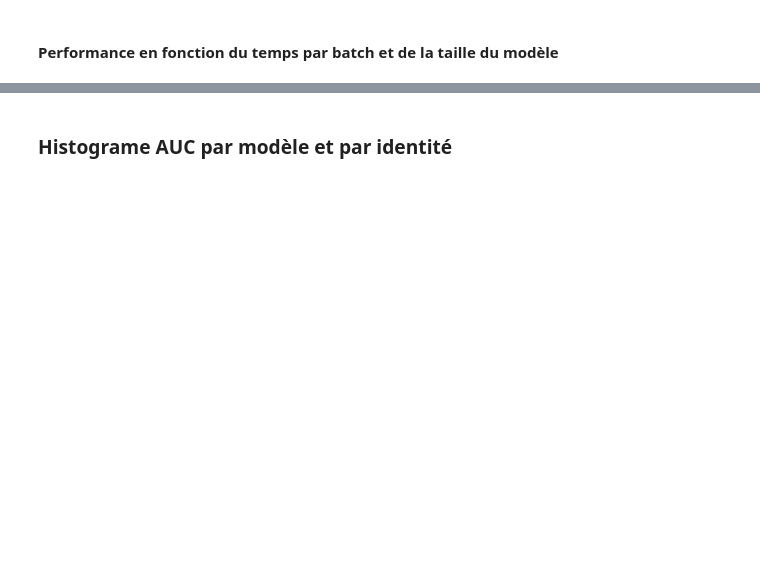
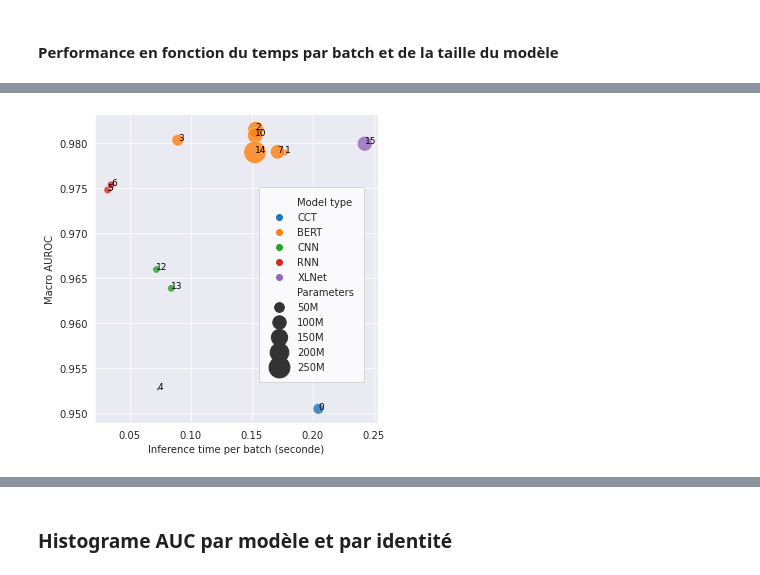
Before and after one commit to nigiva/hatespeech-detection-models, a Jupyter notebook: src/eval/create-graph.ipynb, the cells around one changed output, grey strips where cells are left out. Cells and saved outputs as stored; diff of their text form; code cells hidden in the pictures; blank space fills up the shorter version.

```diff
--- a/src/eval/create-graph.ipynb
+++ b/src/eval/create-graph.ipynb
@@ -414,3 +576,49 @@ perf_and_info_per_model_df.head(2)
+# %%
+rename_label_dict = {
+    "model_type":"Model type",
+    "parameters":"Parameters",
+    "0.5":"50M",
+    "1.0":"100M",
+    "1.5":"150M",
+    "2.0":"200M",
+    "2.5":"250M",
+}
+
+sns.set_style("darkgrid")
+
+g = sns.relplot(
+    data=clean_perf_and_params_per_model_df,
+    x="batch_time", y="auroc_macro",
+    size="parameters",
+    hue="model_type", sizes=(10, 500),
+    alpha=0.8,
+)
+
+for t in g._legend.texts:
+    t.set_text(rename_label_dict.get(t.get_text(), t.get_text()))
+
+g.ax.xaxis.grid(True)
+g.ax.yaxis.grid(True)
+plt.xlabel("Inference time per batch (seconde)")
+plt.ylabel("Macro AUROC")
+
+for k, v in clean_perf_and_params_per_model_df.iterrows():
+    g.ax.annotate(k, (v.batch_time, v.auroc_macro),
+                xytext=(0,0), textcoords='offset points',
+                family='sans-serif', fontsize=9, color='black')
+
+
+#sns.move_legend(g, "lower center", ncol=2, frameon=False, bbox_to_anchor=(0.5, -0.3))
+sns.move_legend(g, "center right", ncol=1, frameon=True, bbox_to_anchor=(0.8, 0.5), borderpad=1)
+
+legend = g._legend
+frame = legend.get_frame()
+frame.set_facecolor('white')
+
+plt.savefig('perf_and_params_per_model_df.pdf', bbox_inches='tight')
+plt.show()
+# %% [output]
+[figure, added]
 # %%
 rename_label_dict = {
     "model_type":"Model type",
```
Also changed, not shown: parts of 41 cells of this notebook.
